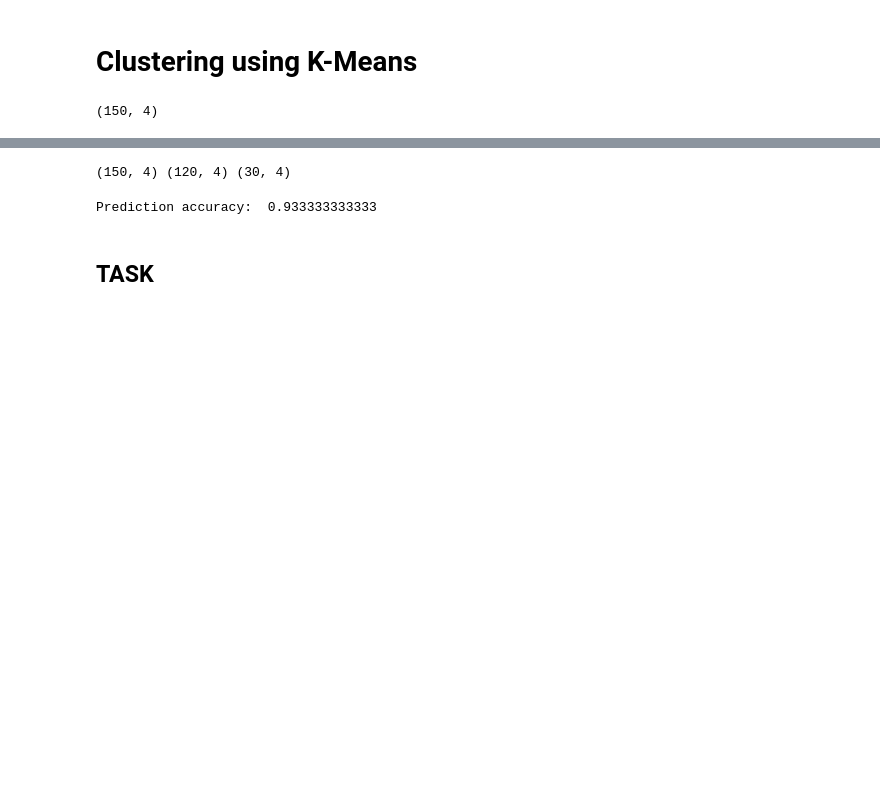
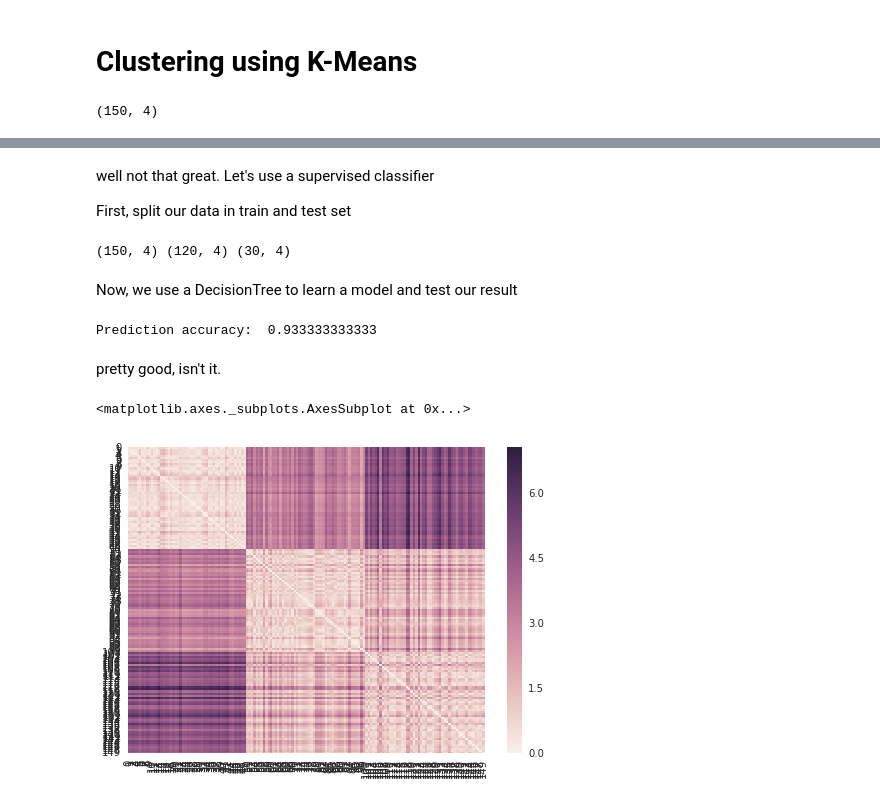
Before and after one commit to sgratzl/ipython-tutorial-VA2015, a Jupyter notebook: 04_MachineLearning.ipynb, the cells around one changed output, grey strips where cells are left out. Drawn from its saved outputs; the diff is of its cells as text; code cells hidden in the pictures; blank space fills up the shorter version.

Commit message:
work on machine learning add MDS

```diff
--- a/04_MachineLearning.ipynb
+++ b/04_MachineLearning.ipynb
@@ -124 +133,5 @@ plt.show()
+# %% [markdown]
+well not that great. Let's use a supervised classifier
+
+First, split our data in train and test set
 # %%
@@ -133,6 +144,8 @@ data_train, data_test, target_train, target_test = sklearn.cross_validation.trai
 print(data.data.shape, data_train.shape, data_test.shape)
 # %% [output]
 (150, 4) (120, 4) (30, 4)
+# %% [markdown]
+Now, we use a DecisionTree to learn a model and test our result
 # %%
 from sklearn.tree import DecisionTreeClassifier
 
@@ -147,4 +158,13 @@ print('Prediction accuracy: ',accuracy_score(target_predict, target_test))
 # %% [output]
 Prediction accuracy:  0.933333333333
-# %% [markdown]
-## TASK
+# %% [markdown]
+pretty good, isn't it.
+# %%
+## Dimension Reduction
+from sklearn.metrics import euclidean_distances
+
+similarities = euclidean_distances(data.data)
+#sns.heatmap(similarities)
+# %% [output]
+<matplotlib.axes._subplots.AxesSubplot at 0x...>
+[figure, added]
```
Also changed, not shown: parts of 13 cells of this notebook.
